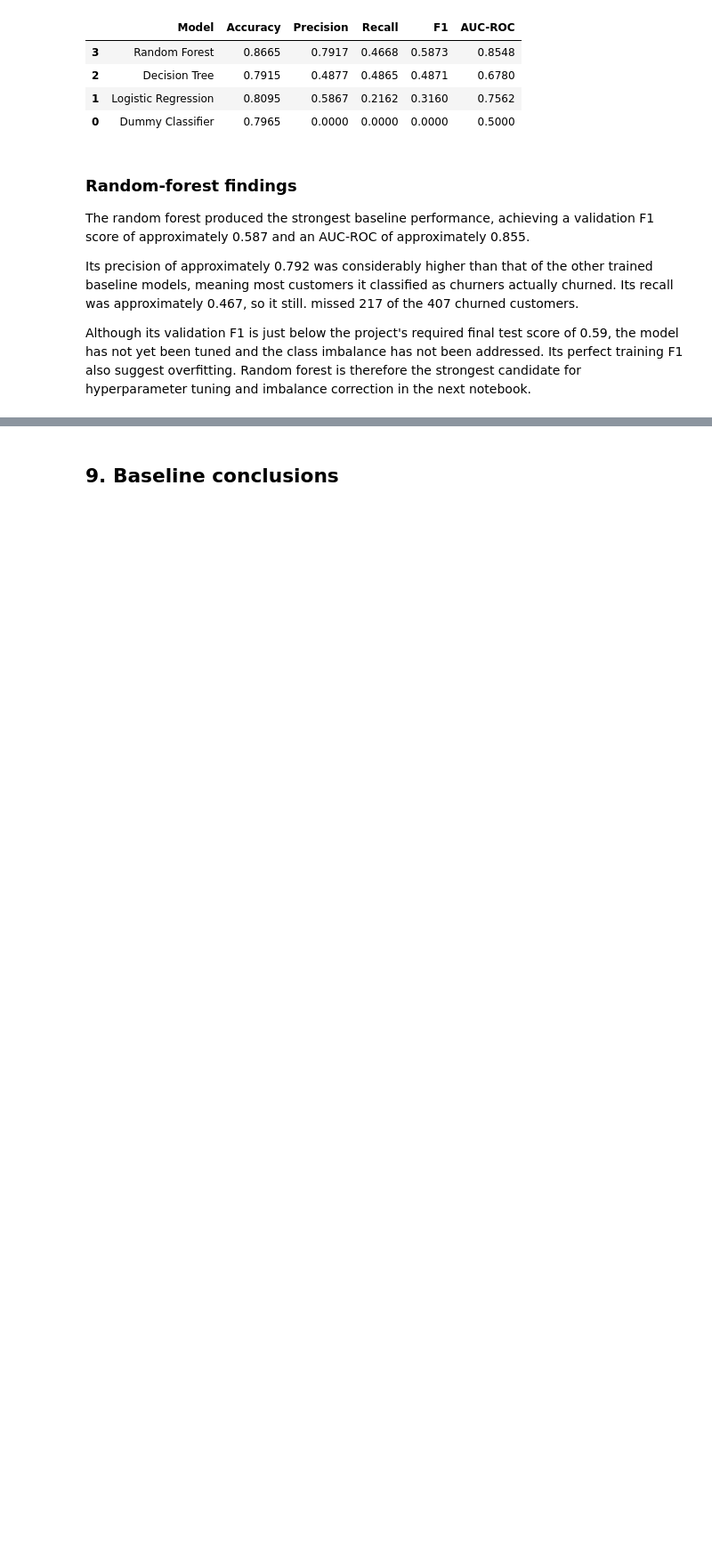
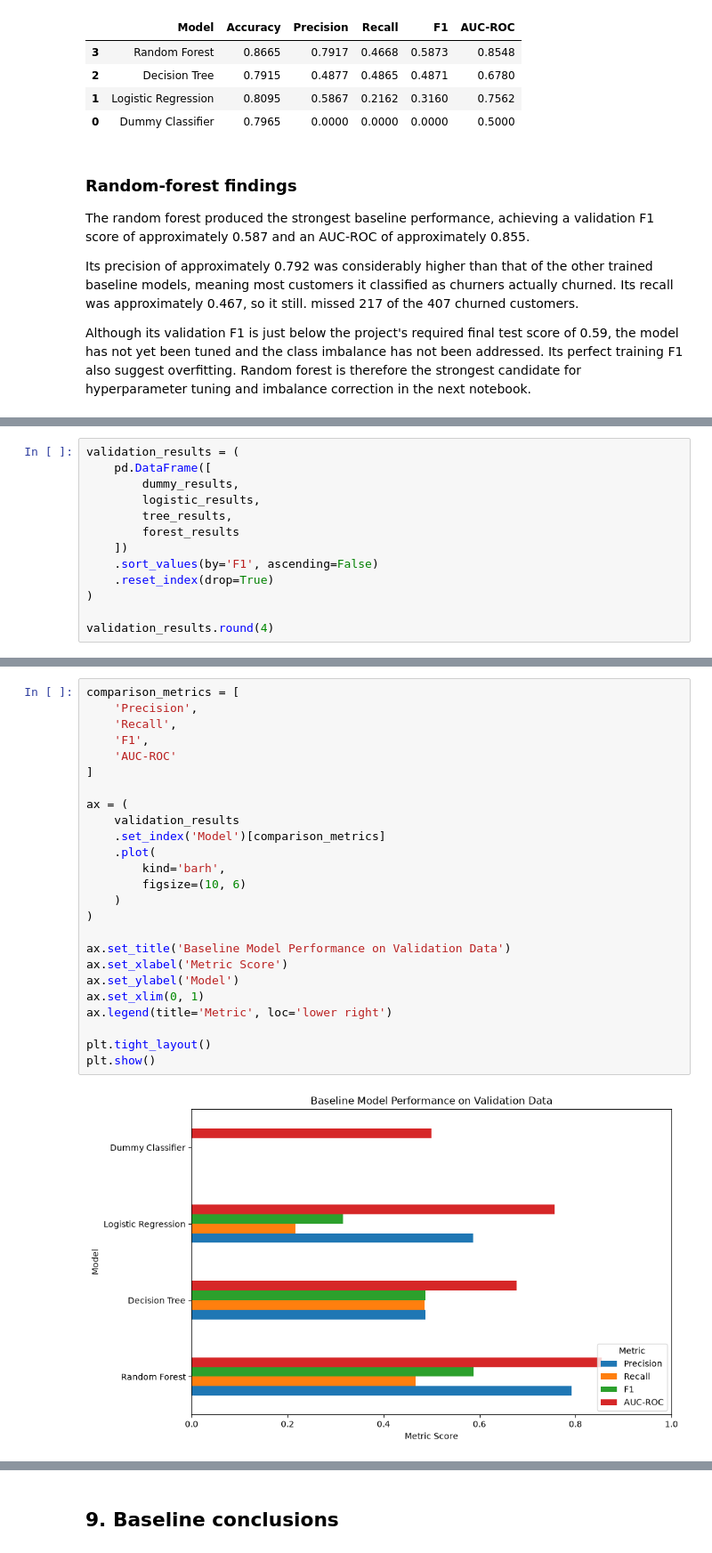
Before and after one commit to rklambiase/bank-customer-churn-prediction, a Jupyter notebook: notebooks/03_baseline_models.ipynb, the cells around one changed output, grey strips where cells are left out. Shown at 89% size. Saved outputs shown, nothing was run; the diff lists cells and outputs as text; blank space fills up the shorter version.

Commit message:
Add Validation Findings section

```diff
--- a/notebooks/03_baseline_models.ipynb
+++ b/notebooks/03_baseline_models.ipynb
@@ -513,0 +513,13 @@ Although its validation F1 is just below the project's required final test score
+# %%
+validation_results = (
+    pd.DataFrame([
+        dummy_results,
+        logistic_results,
+        tree_results,
+        forest_results
+    ])
+    .sort_values(by='F1', ascending=False)
+    .reset_index(drop=True)
+)
+
+validation_results.round(4)
@@ -513,0 +532,27 @@ Although its validation F1 is just below the project's required final test score
+# %%
+comparison_metrics = [
+    'Precision',
+    'Recall',
+    'F1',
+    'AUC-ROC'
+]
+
+ax = (
+    validation_results
+    .set_index('Model')[comparison_metrics]
+    .plot(
+        kind='barh',
+        figsize=(10, 6)
+    )
+)
+
+ax.set_title('Baseline Model Performance on Validation Data')
+ax.set_xlabel('Metric Score')
+ax.set_ylabel('Model')
+ax.set_xlim(0, 1)
+ax.legend(title='Metric', loc='lower right')
+
+plt.tight_layout()
+plt.show()
+# %% [output]
+[figure, added]
```
Also changed, not shown: parts of 4 cells of this notebook.
